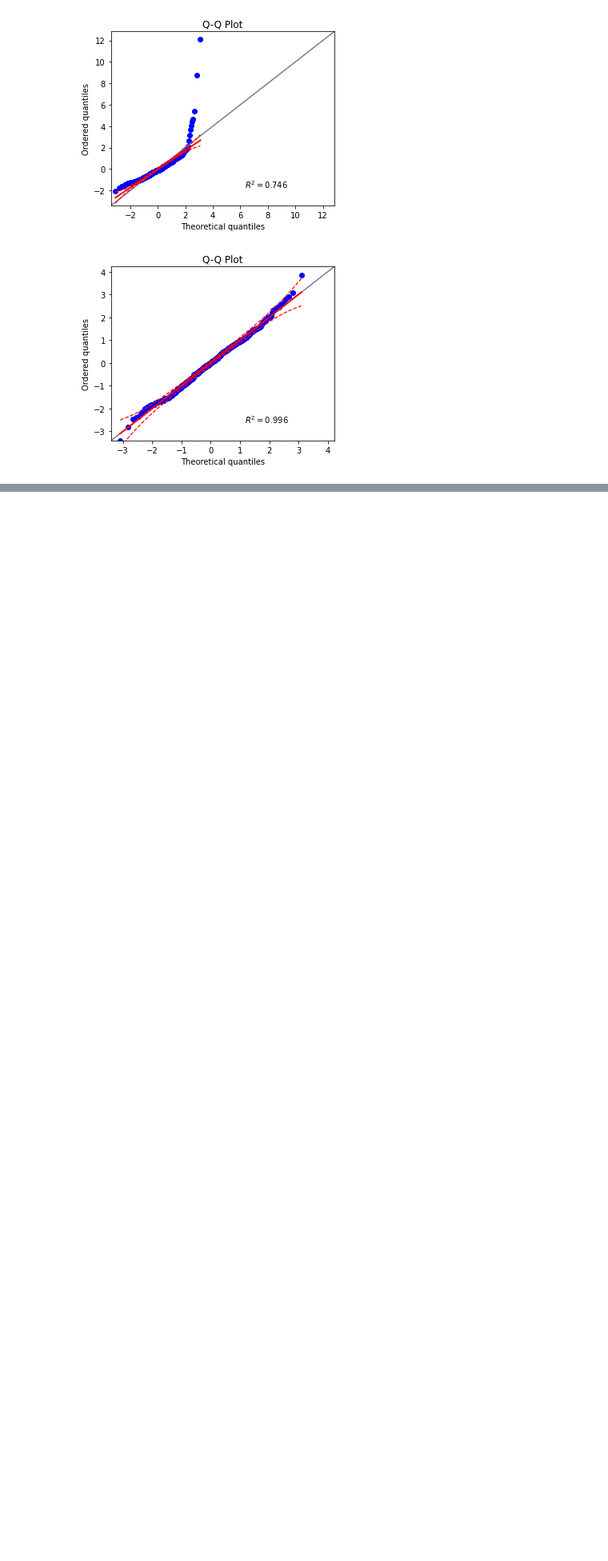
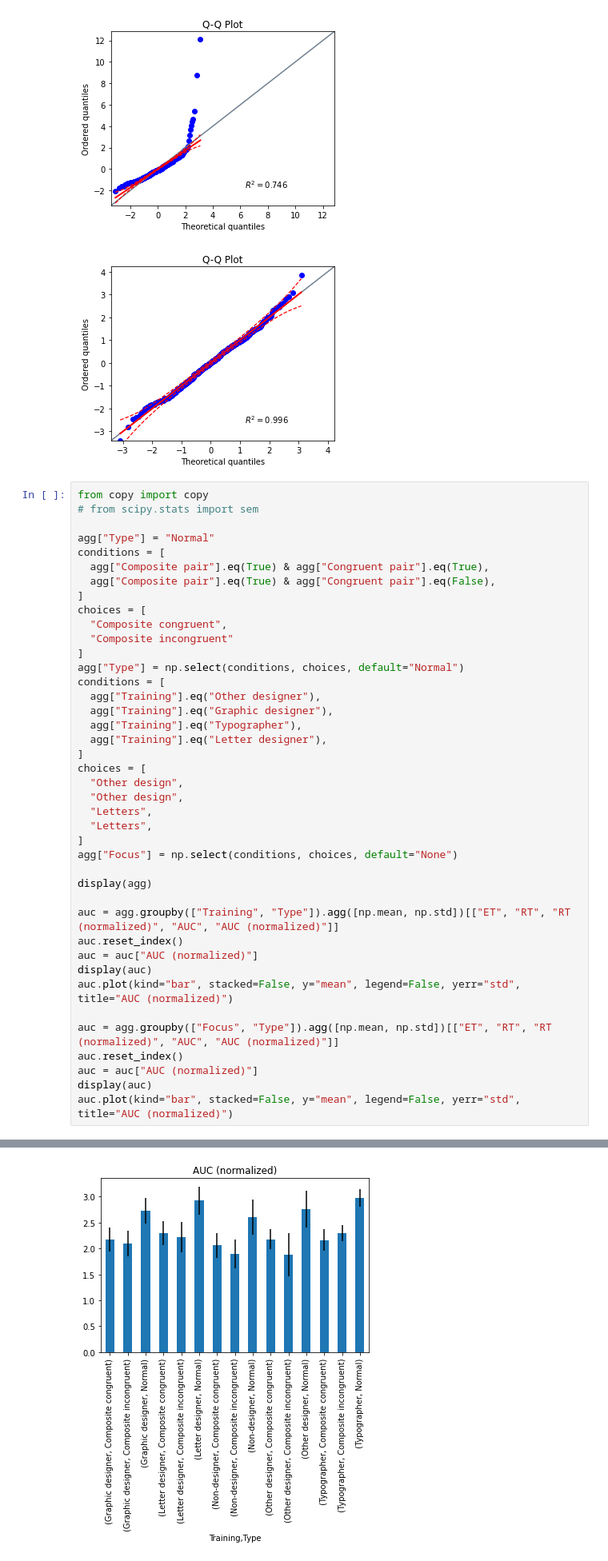
Before and after one commit to MrBrezina/holistic-study, a Jupyter notebook: notebooks/2 Descriptive statistics.ipynb, the cells around one changed output, grey strips where cells are left out. Shown: that part at 80% size. Drawn from its saved outputs; the diff is of its cells as text; blank space fills up the shorter version.

```diff
--- a/notebooks/2 Descriptive statistics.ipynb
+++ b/notebooks/2 Descriptive statistics.ipynb
@@ -79,3 +79,45 @@ Normality test for RT (normalized)
 [figure]
 [figure]
 [figure]
+# %%
+from copy import copy
+# from scipy.stats import sem
+
+agg["Type"] = "Normal"
+conditions = [
+  agg["Composite pair"].eq(True) & agg["Congruent pair"].eq(True),
+  agg["Composite pair"].eq(True) & agg["Congruent pair"].eq(False),
+]
+choices = [
+  "Composite congruent",
+  "Composite incongruent"
+]
+agg["Type"] = np.select(conditions, choices, default="Normal")
+conditions = [
+  agg["Training"].eq("Other designer"),
+  agg["Training"].eq("Graphic designer"),
+  agg["Training"].eq("Typographer"),
+  agg["Training"].eq("Letter designer"),
+]
+choices = [
+  "Other design",
+  "Other design",
+  "Letters",
+  "Letters",
+]
+agg["Focus"] = np.select(conditions, choices, default="None")
+
+display(agg)
+
+auc = agg.groupby(["Training", "Type"]).agg([np.mean, np.std])[["ET", "RT", "RT (normalized)", "AUC", "AUC (normalized)"]]
+auc.reset_index()
+auc = auc["AUC (normalized)"]
+display(auc)
+auc.plot(kind="bar", stacked=False, y="mean", legend=False, yerr="std", title="AUC (normalized)")
+
+auc = agg.groupby(["Focus", "Type"]).agg([np.mean, np.std])[["ET", "RT", "RT (normalized)", "AUC", "AUC (normalized)"]]
+auc.reset_index()
+auc = auc["AUC (normalized)"]
+display(auc)
+auc.plot(kind="bar", stacked=False, y="mean", legend=False, yerr="std", title="AUC (normalized)")
+# %% [output]
@@ -81,0 +167 @@ Normality test for RT (normalized)
+[figure, added]
```
Also changed, not shown: parts of 1 cell of this notebook, 4 other files.
